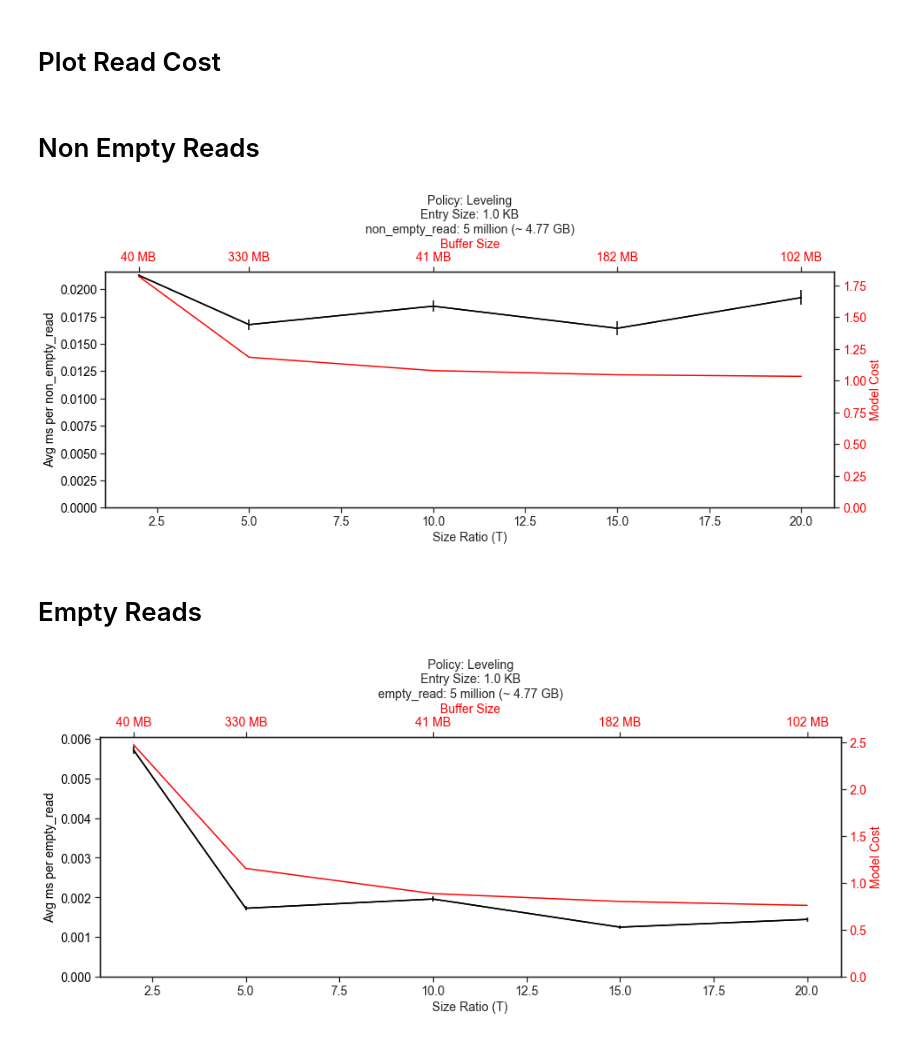
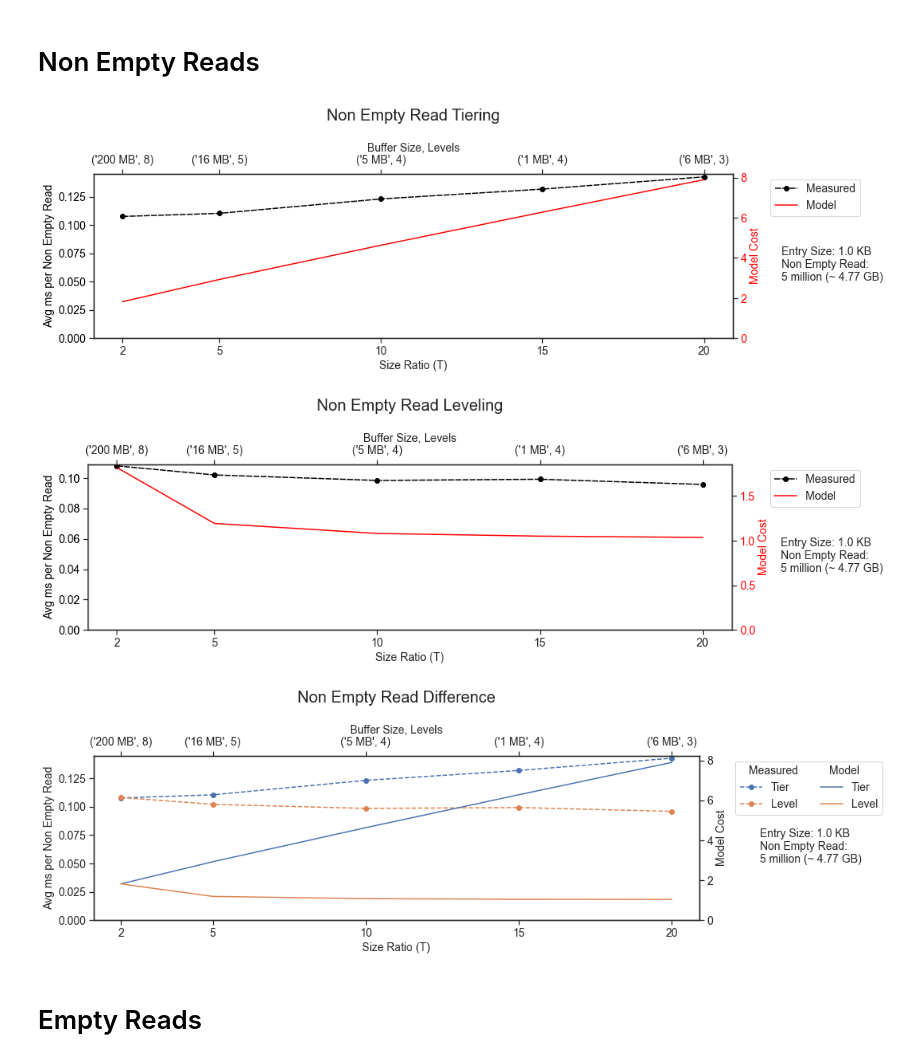
Before and after one commit to Ephoris/rocksdb-robust, a Jupyter notebook: script/visualization/adjusted_exp.ipynb, the cells around one changed output. Drawn from its saved outputs; the diff is of its cells as text; code cells hidden in the pictures.

```diff
--- a/script/visualization/adjusted_exp.ipynb
+++ b/script/visualization/adjusted_exp.ipynb
@@ -99,19 +99,21 @@ def set_style():
     plt.rc('ytick', labelsize=fsz)
     plt.rc('legend', fontsize=fsz)
     plt.rc('figure', titlesize=fsz)
+#     plt.style.use('fivethirtyeight')
 
-def read_data(file_path):
+def read_data(file_path, operation='read'):
     df = pd.read_csv(file_path)
-    df['estimated_levels'] = df.apply(lambda row: DBMeta(row['T'], row['K'], row['Z'], row['B'], row['E'], row['bpe'], row['L']).level(), axis=1)
-    df['model_non_empty_read_cost'] = df.apply(lambda row: DBMeta(row['T'], row['K'], row['Z'], row['B'], row['E'], row['bpe'], row['L']).non_empty_read_cost(), axis=1)
-    df['old_non_empty_read_cost'] = df.apply(lambda row: DBMeta(row['T'], row['K'], row['Z'], row['B'], row['E'], row['bpe'], row['L']).old_non_empty_read_cost(), axis=1)
-    df['model_empty_read_cost'] = df.apply(lambda row: DBMeta(row['T'], row['K'], row['Z'], row['B'], row['E'], row['bpe'], row['L']).empty_read_cost(), axis=1)
-    df['measured_non_empty_read_cost'] = df['valid_read_time'] / df['num_reads']
-    df['measured_empty_read_cost'] = df['empty_read_time'] / df['num_reads']
+    if operation == 'read':
+        df['model_non_empty_read_cost'] = df.apply(lambda row: DBMeta(row['T'], row['K'], row['Z'], row['B'], row['E'], row['bpe'], row['L']).non_empty_read_cost(), axis=1)
+        df['old_non_empty_read_cost'] = df.apply(lambda row: DBMeta(row['T'], row['K'], row['Z'], row['B'], row['E'], row['bpe'], row['L']).old_non_empty_read_cost(), axis=1)
+        df['model_empty_read_cost'] = df.apply(lambda row: DBMeta(row['T'], row['K'], row['Z'], row['B'], row['E'], row['bpe'], row['L']).empty_read_cost(), axis=1)
+        df['measured_non_empty_read_cost'] = df['valid_read_time'] / df['num_reads']
+        df['measured_empty_read_cost'] = df['empty_read_time'] / df['num_reads']
+    else:
+        df['model_write_cost'] = df.apply(lambda row: DBMeta(row['T'], row['K'], row['Z'], row['B'], row['E'], row['bpe'], row['L']).write_cost(), axis=1)
+        df['measured_write_cost'] = df['write_time'] / df['num_writes']
 
     return df
-# %% [markdown]
-# Plot Read Cost
 # %%
 def plot_cost_ratio(df, operation='non_empty_read', num_runs=1):
     is_tiering = True if df.iloc[-1]['K'] == df.iloc[-1]['T'] - 1 else False
@@ -163,15 +224,18 @@ def plot_cost_ratio(df, operation='non_empty_read', num_runs=1):
 # %% [markdown]
 # Non Empty Reads
-# %%
-df = read_data('../../data/read_cost/2.csv')
-
-set_style()
-_ = plot_cost_ratio(df, operation='non_empty_read', num_runs=5)
-# %% [output]
-[figure, removed]
+# %%
+set_style()
+
+df1 = read_data('../../data/read_cost/4.csv', 'read')
+_ = plot_cost_ratio(df1, 'non_empty_read', num_runs=5)
+
+df2 = read_data('../../data/read_cost/5.csv', 'read')
+_ = plot_cost_ratio(df2, 'non_empty_read', num_runs=5)
+
+_ = plot_diff(df1, df2, 'non_empty_read')
+# %% [output]
+[figure, added]
+[figure, added]
+[figure, added]
 # %% [markdown]
 # Empty Reads
-# %%
-_ = plot_cost_ratio(df, 'empty_read', num_runs=5)
-# %% [output]
-[figure, removed]
```
Also changed, not shown: parts of 6 cells of this notebook, 2 other files.
